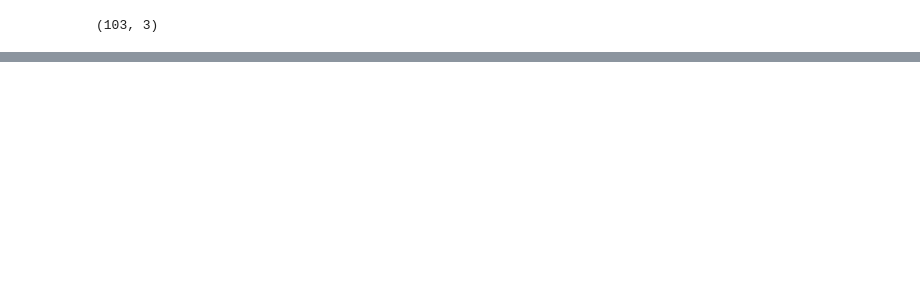
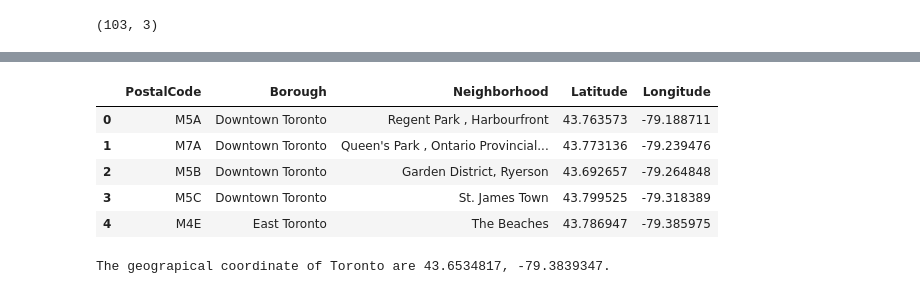
Before and after one commit to hammoud39/Machine_learning_capstone, a Jupyter notebook: Week_3_Toronto_neighbours_clustering.ipynb, the cells around one changed output, grey strips where cells are left out. Drawn from its saved outputs; the diff is of its cells as text; code cells hidden in the pictures; blank space fills up the shorter version.

```diff
--- a/Week_3_Toronto_neighbours_clustering.ipynb
+++ b/Week_3_Toronto_neighbours_clustering.ipynb
@@ -66,3 +76,38 @@ df.head()
 df.shape
 # %% [output]
 (103, 3)
+# %%
+# Getting the latitude and longitude of each postal code
+# from geopy.geocoders import Nominatim
+# import geocoder
+
+# latitudes = []
+# longitudes = []
+
+# for postal_code in df['PostalCode']:
+
+#     # address = '{}, Toronto, Ontario'.format(postal_code)
+#     # geolocator = Nominatim(user_agent="toronto_explorer")
+#     # location = geolocator.geocode(address)
+#     # latitude = location.latitude
+#     # longitude = location.longitude
+
+#     # initialize the variable to None
+#     lat_lng_coords = None
+
+#     # loop until we get the coordinates
+#     while(lat_lng_coords is None):
+#       g = geocoder.google('{}, Toronto, Ontario'.format(postal_code))
+#       lat_lng_coords = g.latlng
+
+#     latitudes.append(lat_lng_coords[0])
+#     longitudes.append(lat_lng_coords[1])
+#     print('The geograpical coordinate of {} are {}, {}.'.format(postal_code, latitude, longitude))
+
+url = "https://cocl.us/Geospatial_data"
+s = requests.get(url).content
+c = pd.read_csv(io.StringIO(s.decode('utf-8')))
+
+df['Latitude'] = c['Latitude']
+df['Longitude'] = c['Longitude']
+df.head()
@@ -68,0 +121,27 @@ df.shape
+# %%
+# Exploring and clustering the neighborhoods in Toronto
+# Keep only boroughs with the word Toronto
+# df.drop(df[["Toronto" not in s for s in df['Borough']]].index, axis=0, inplace=True)
+# df.reset_index(inplace = True, drop = True)
+
+df = df[["Toronto" in s for s in df['Borough']]].reset_index(drop=True)
+
+df.head()
+# %% [output]
+|  | PostalCode | Borough | Neighborhood | Latitude | Longitude |
+| 0 | M5A | Downtown Toronto | Regent Park , Harbourfront | 43.763573 | -79.188711 |
+| 1 | M7A | Downtown Toronto | Queen's Park , Ontario Provincial... | 43.773136 | -79.239476 |
+| 2 | M5B | Downtown Toronto | Garden District, Ryerson | 43.692657 | -79.264848 |
+| 3 | M5C | Downtown Toronto | St. James Town | 43.799525 | -79.318389 |
+| 4 | M4E | East Toronto | The Beaches | 43.786947 | -79.385975 |
+# %%
+# get the address of Toronto
+address = 'Toronto, Canada'
+
+geolocator = Nominatim(user_agent="toronto_explorer")
+location = geolocator.geocode(address)
+latitude = location.latitude
+longitude = location.longitude
+print('The geograpical coordinate of Toronto are {}, {}.'.format(latitude, longitude))
+# %% [output]
+The geograpical coordinate of Toronto are 43.6534817, -79.3839347.
```
Also changed, not shown: parts of 26 cells of this notebook.
